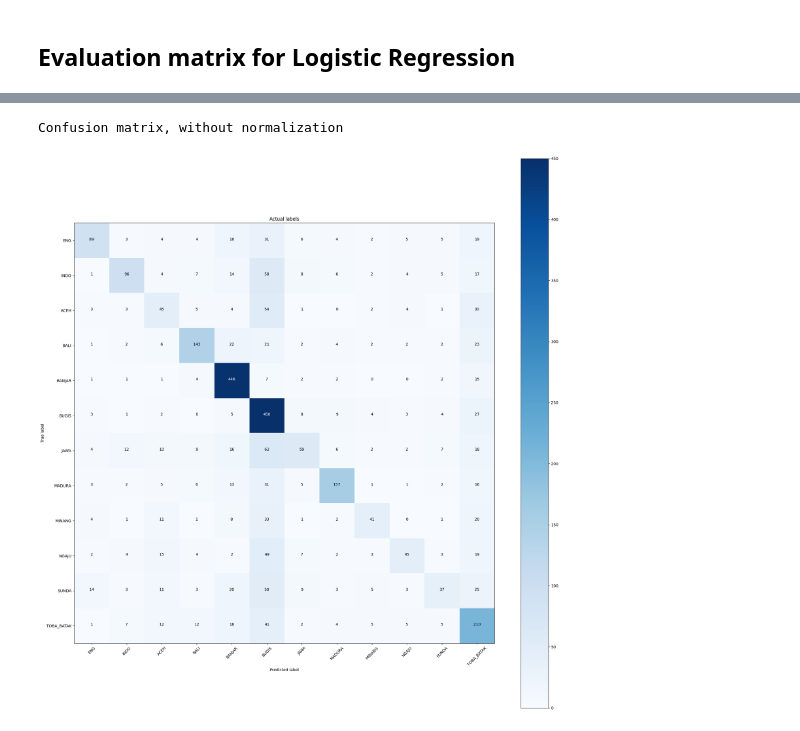
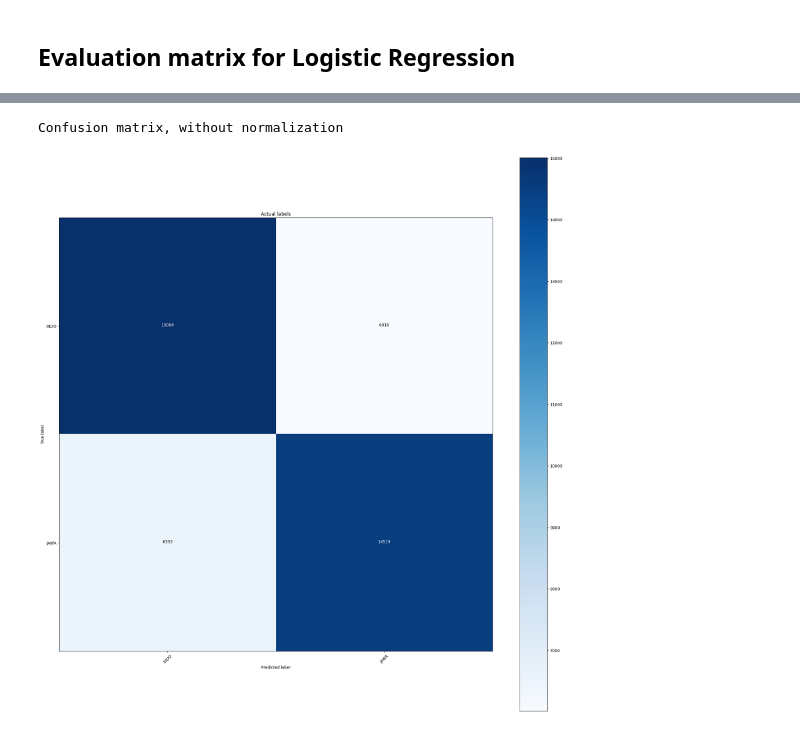
Before and after one commit to bimarakajati/Nusacular, a Jupyter notebook: Trainer.ipynb, the cells around one changed output, grey strips where cells are left out. Drawn from its saved outputs; the diff is of its cells as text; code cells hidden in the pictures.

Commit message:
new datasets

```diff
--- a/Trainer.ipynb
+++ b/Trainer.ipynb
@@ -95,5 +51,0 @@ buginese_df.head()
-# %%
-# Loading raw javanese data
-
-javanese_df = pd.read_csv("datasets/javanese.csv", usecols=['javanese'])
-javanese_df.head()
@@ -315,37 +108,11 @@ for i, line in ngaju_df.iterrows():
-# %%
-# Cleaning the data for sundanese dataset
-
-data_sunda = []
-lang_sunda = []
-
-for i, line in sundanese_df.iterrows():
-    line = line['sundanese']
-    if len(line) !=0:
-        line = line.lower()
-        line = re.sub(r"\d+", "", line)
-        line = line.translate(translate_table)
-        data_sunda.append(line)
-        lang_sunda.append("sundanese")
-# %%
-# Cleaning the data for toba_batak dataset
-
-data_batak = []
-lang_batak = []
-
-for i, line in toba_batak_df.iterrows():
-    line = line['toba_batak']
-    if len(line) !=0:
-        line = line.lower()
-        line = re.sub(r"\d+", "", line)
-        line = line.translate(translate_table)
-        data_batak.append(line)
-        lang_batak.append("toba_batak")
 # %% [markdown]
 ### 4. Transforming the data into a single dataset
 # %%
 df = pd.DataFrame({
-    "Text" : data_eng+data_indo+data_aceh+data_bali+data_banjar+data_bugis+data_jawa+data_madura+data_minang+data_ngaju+data_sunda+data_batak,
-    "Language" : lang_eng+lang_indo+lang_aceh+lang_bali+lang_banjar+lang_bugis+lang_jawa+lang_madura+lang_minang+lang_ngaju+lang_sunda+lang_batak
+    "Text" : data_indo+data_jawa,
+    "Language" : lang_indo+lang_jawa
+    # "Text" : data_indo+data_jawa+data_sunda,
+    # "Language" : lang_indo+lang_jawa+lang_sunda
 })
 
 print(df.shape)
@@ -533,10 +280,11 @@ def plot_confusion_matrix(cm, classes,
     plt.xlabel('Predicted label')
 # %%
 plt.figure(figsize=(20,20))
-plot_confusion_matrix(matrix, classes = ['ENG', 'INDO', 'ACEH', 'BALI','BANJAR','BUGIS','JAWA','MADURA','MINANG','NGAJU','SUNDA','TOBA_BATAK'])
+plot_confusion_matrix(matrix, classes = ['INDO', 'JAWA'])
+# plot_confusion_matrix(matrix, classes = ['INDO', 'JAWA', 'SUNDA'])
 # %% [output]
 Confusion matrix, without normalization
-[figure, old version]
+[figure, new version]
 # %%
 import pickle
 # %%
```
Also changed, not shown: parts of 32 cells of this notebook, 20 other files.
